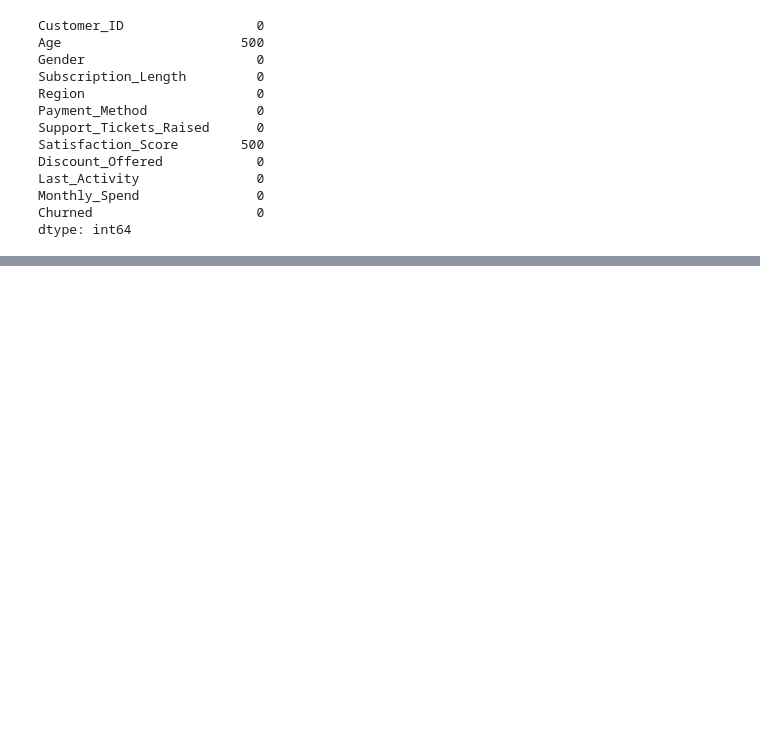
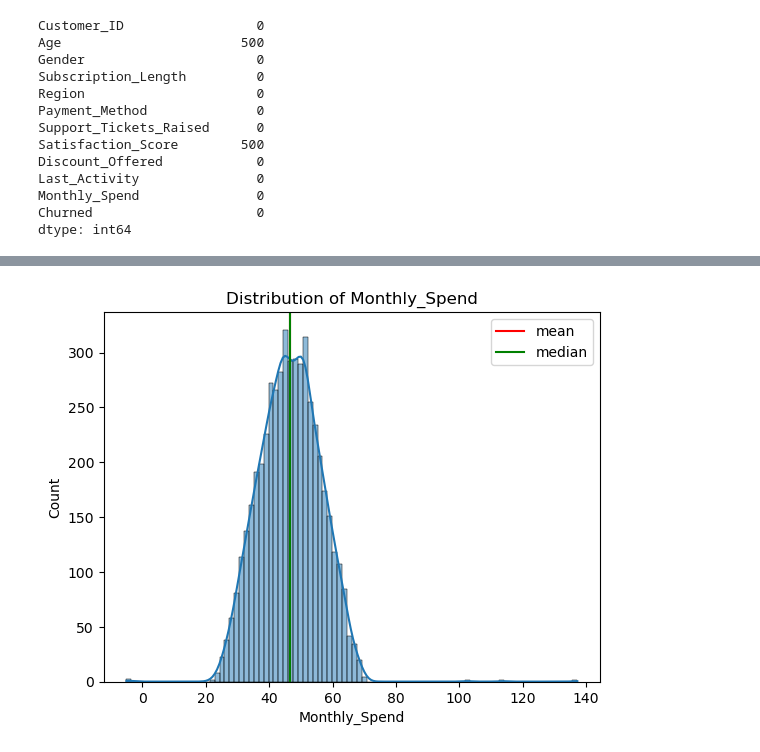
Before and after one commit to Udehlee/customer-retention-ML, a Jupyter notebook: notebooks/streaming_churn_retention.ipynb, the cells around one changed output, grey strips where cells are left out. Cells and saved outputs as stored; diff of their text form; code cells hidden in the pictures; blank space fills up the shorter version.

```diff
--- a/notebooks/streaming_churn_retention.ipynb
+++ b/notebooks/streaming_churn_retention.ipynb
@@ -72,0 +163,4 @@ dtype: int64
+# %%
+plot_histogram(df, "Monthly_Spend")
+# %% [output]
+[figure, added]
```
Also changed, not shown: parts of 17 cells of this notebook.
